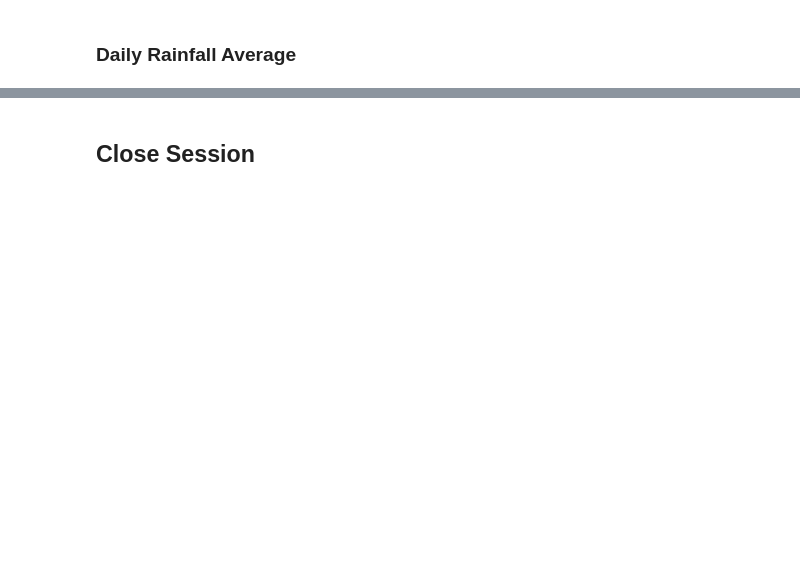
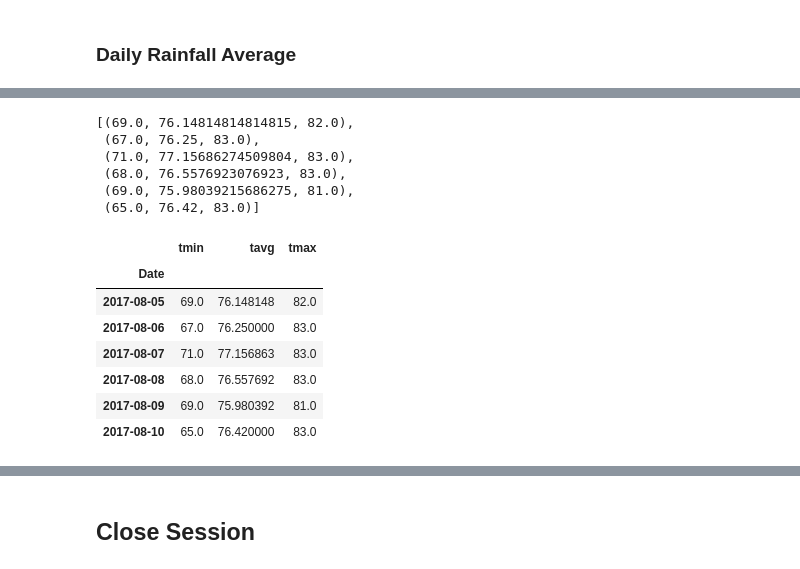
Before and after one commit to CarmiSmith/Climate-Analysis, a Jupyter notebook: temp_analysis_bonus_2_starter.ipynb, the cells around one changed output, grey strips where cells are left out. Saved outputs shown, nothing was run; the diff lists cells and outputs as text; code cells hidden in the pictures; blank space fills up the shorter version.

```diff
--- a/temp_analysis_bonus_2_starter.ipynb
+++ b/temp_analysis_bonus_2_starter.ipynb
@@ -136,16 +140,39 @@ daily_normals("01-01")
 # push each tuple of calculations into a list called `normals`
 
 # Set the start and end date of the trip
-start_date = '2017-08-01'
-end_date = '2017-08-07'
+start_date = '2017-08-05'
+end_date = '2017-08-10'
 
 # Use the start and end date to create a range of dates
-
+date_range = pd.date_range(start_date, end_date)
 
 # Strip off the year and save a list of strings in the format %m-%d
-
+date_list = [d.strftime("%m-%d") for d in date_range]
 
 # Use the `daily_normals` function to calculate the normals for each date string
 # and append the results to a list called `normals`.
+daily_normal = [daily_normals(d)[0] for d in date_list]
+daily_normal
+# %% [output]
+[(69.0, 76.14814814814815, 82.0),
+ (67.0, 76.25, 83.0),
+ (71.0, 77.15686274509804, 83.0),
+ (68.0, 76.5576923076923, 83.0),
+ (69.0, 75.98039215686275, 81.0),
+ (65.0, 76.42, 83.0)]
 # %%
 # Load the previous query results into a Pandas DataFrame and add the `trip_dates` range as the `date` index
+normal_df = pd.DataFrame(
+    daily_normal, columns=["tmin", "tavg", "tmax"], index=date_range
+)
+normal_df.index.name = "Date"
+normal_df
+# %% [output]
+|  | tmin | tavg | tmax |
+| Date |  |  |  |
+| 2017-08-05 | 69.0 | 76.148148 | 82.0 |
+| 2017-08-06 | 67.0 | 76.250000 | 83.0 |
+| 2017-08-07 | 71.0 | 77.156863 | 83.0 |
+| 2017-08-08 | 68.0 | 76.557692 | 83.0 |
+| 2017-08-09 | 69.0 | 75.980392 | 81.0 |
+| 2017-08-10 | 65.0 | 76.420000 | 83.0 |
```
Also changed, not shown: parts of 8 cells of this notebook.
